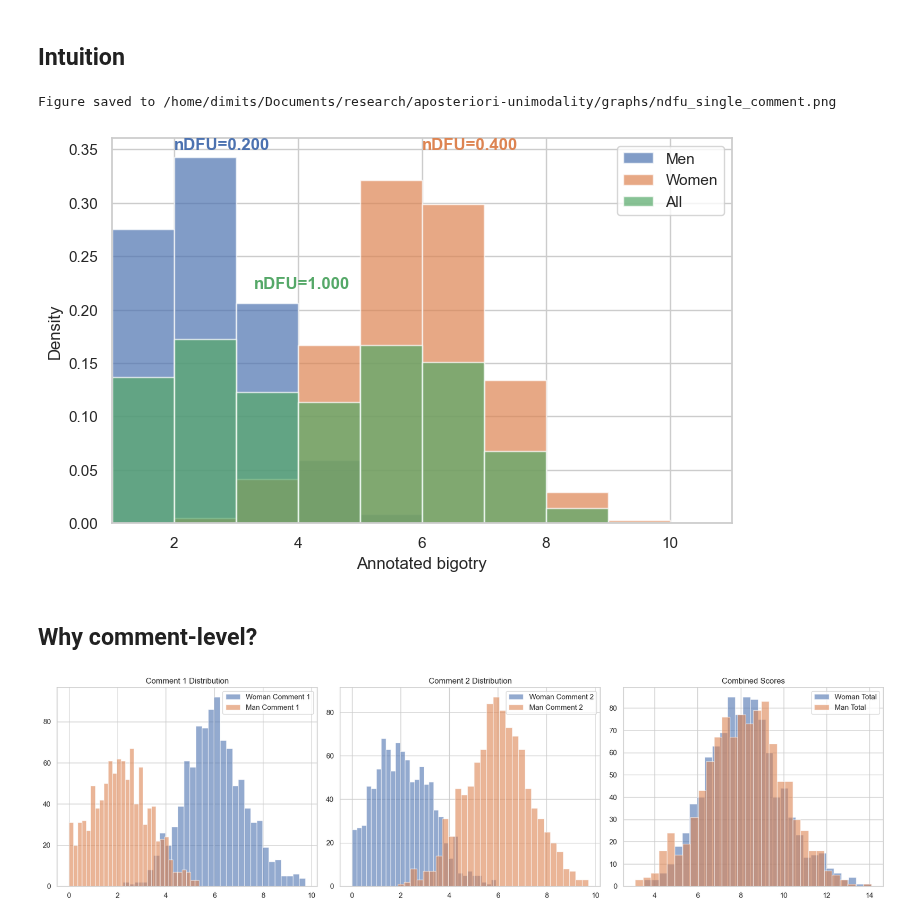
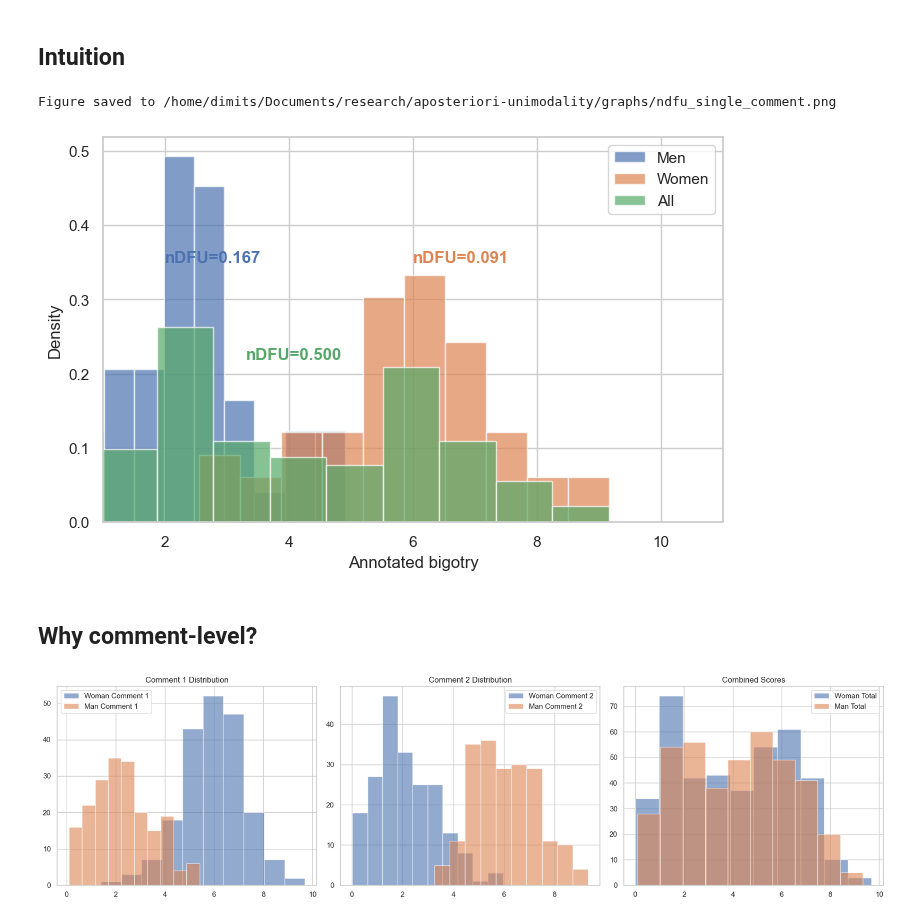
Before and after one commit to dimits-ts/aposteriori-unimodality, a Jupyter notebook: explanation.ipynb, the cells around one changed output. Drawn from its saved outputs; the diff is of its cells as text; code cells hidden in the pictures.

Commit message:
sample from distribution for both graphs

```diff
--- a/explanation.ipynb
+++ b/explanation.ipynb
@@ -34,43 +34,64 @@ def gaussian(x, mu, sigma=1):
+# %%
+colors = sns.color_palette()
+bins = 10
+d1_mean = 2
+d2_mean = 6
+# %%
+INTUITION_SIZE = 50
+d1 = truncated_normal(loc=d1_mean, scale=1.3, size=INTUITION_SIZE)
+d2 = truncated_normal(loc=d2_mean, scale=1.3, size=INTUITION_SIZE)
+d_union = np.hstack([d1, d2])
+
+n_d1 = ndfu(d1, bins=bins)
+n_d2 = ndfu(d2, bins=bins)
+n_union = ndfu(d_union, bins=bins)
+ndfus = [n_d1, n_d2, n_union]
+
+x_values = [d1_mean, d2_mean, (d1_mean + d2_mean) / 2 - 0.7]
+y_values = [0.35, 0.35, 0.22]
 # %%
-colors = sns.color_palette()
-k = 10
-x = np.linspace(0, 10, k)
-d1_mean = 2
-d2_mean = 6
-
-d1 = gaussian(x, mu=d1_mean, sigma=1.3)
-d2 = gaussian(x, mu=d2_mean, sigma=1.3)
-d_union = d1 + d2
-
-n_d1 = ndfu(d1, bins=10)
-n_d2 = ndfu(d2, bins=10)
-n_union = ndfu(d_union, bins=10)
-ndfus = [n_d1, n_d2, n_union]
-
-x_values = [d1_mean, d2_mean, (d1_mean + d2_mean) / 2 - 0.7]
-y_values = [0.35, 0.35, 0.22]
-
 plt.figure(figsize=(8, 5))
-plt.hist(x, weights=d1, bins=k, density=True, alpha=0.7, color=colors[0], label="Men")
-plt.hist(x, weights=d2, bins=k, density=True, alpha=0.7, color=colors[1], label="Women")
-plt.hist(x, weights=d_union, bins=k, density=True, alpha=0.7, color=colors[2], label="All")
+plt.hist(
+    d1,
+    bins=bins,
+    density=True,
+    alpha=0.7,
+    color=colors[0],
+    label="Men",
+)
+plt.hist(
+    d2,
+    bins=bins,
+    density=True,
+    alpha=0.7,
+    color=colors[1],
+    label="Women",
+)
+plt.hist(
+    d_union,
+    bins=bins,
+    density=True,
+    alpha=0.7,
+    color=colors[2],
+    label="All",
+)
 
 # Annotating nDFU values
 for pos, val, color, ndfu_value in zip(x_values, y_values, colors, ndfus):
     text = f"nDFU={ndfu_value:.3f}"
     plt.text(pos, val, text, color=color, weight="bold")
 
 
 plt.xlim(1, 11)
 plt.legend()
 plt.xlabel("Annotated bigotry")
 plt.ylabel("Density")
 
 save_plot(GRAPH_DIR / "ndfu_single_comment.png")
 plt.show()
 # %% [output]
 Figure saved to /home/dimits/Documents/research/aposteriori-unimodality/graphs/ndfu_single_comment.png
-[figure, old version]
+[figure, new version]
 # %% [markdown]
 ## Why comment-level?
 # %%
@@ -91,23 +108,23 @@ d_man = d_man_comment1 + d_man_comment2
 fig, axs = plt.subplots(1, 3, figsize=(18, 5), tight_layout=True)
 
 # Plot comment1 histograms
-axs[0].hist(d_woman_comment1, bins=30, alpha=0.6, label='Woman Comment 1')
-axs[0].hist(d_man_comment1, bins=30, alpha=0.6, label='Man Comment 1')
+axs[0].hist(d_woman_comment1, bins=bins, alpha=0.6, label='Woman Comment 1')
+axs[0].hist(d_man_comment1, bins=bins, alpha=0.6, label='Man Comment 1')
 axs[0].set_title('Comment 1 Distribution')
 axs[0].legend()
 
 # Plot comment2 histograms
-axs[1].hist(d_woman_comment2, bins=30, alpha=0.6, label='Woman Comment 2')
-axs[1].hist(d_man_comment2, bins=30, alpha=0.6, label='Man Comment 2')
+axs[1].hist(d_woman_comment2, bins=bins, alpha=0.6, label='Woman Comment 2')
+axs[1].hist(d_man_comment2, bins=bins, alpha=0.6, label='Man Comment 2')
 axs[1].set_title('Comment 2 Distribution')
 axs[1].legend()
 
 # Plot combined scores
-axs[2].hist(d_woman, bins=30, alpha=0.6, label='Woman Total')
-axs[2].hist(d_man, bins=30, alpha=0.6, label='Man Total')
+axs[2].hist(d_woman, bins=bins, alpha=0.6, label='Woman Total')
+axs[2].hist(d_man, bins=bins, alpha=0.6, label='Man Total')
 axs[2].set_title('Combined Scores')
 axs[2].legend()
 
 plt.show()
 # %% [output]
-[figure, old version]
+[figure, new version]
```
Also changed, not shown: parts of 6 cells of this notebook, 1 other file.
